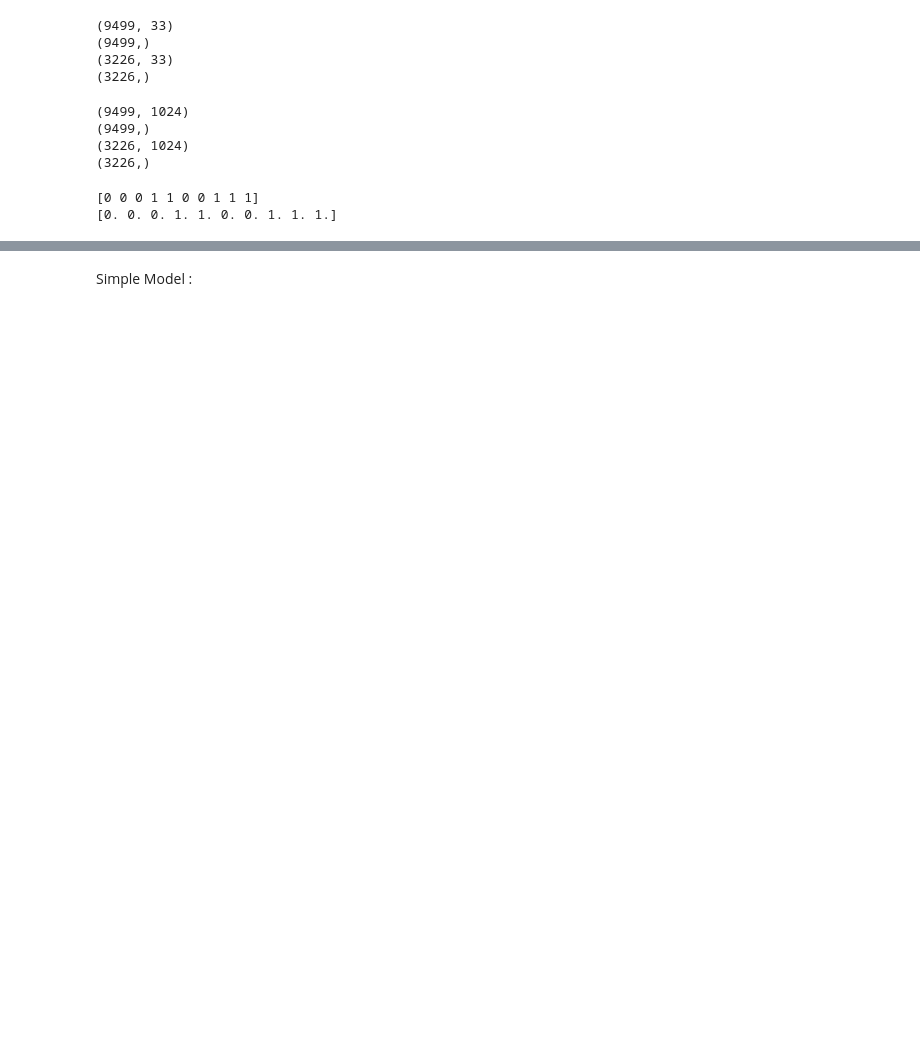
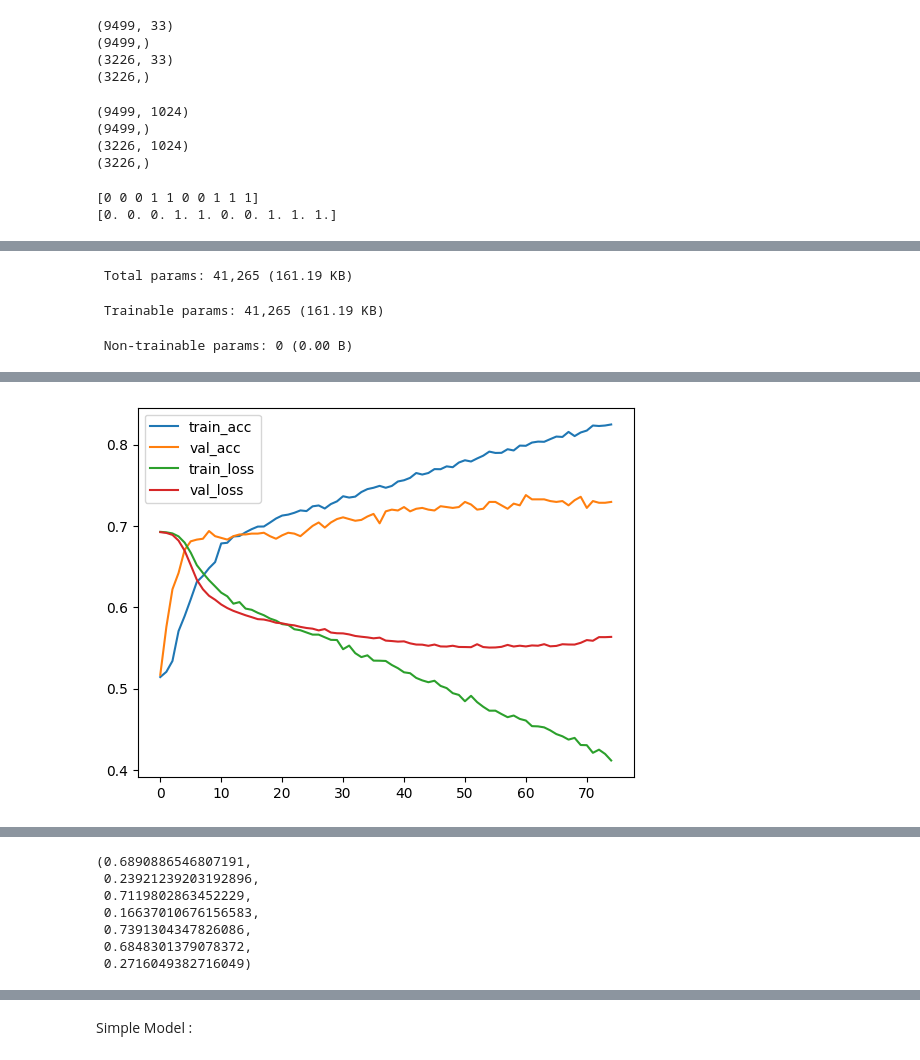
Before and after one commit to Sheldor7701/ResLysEmbed, a Jupyter notebook: Stacking.ipynb, the cells around one changed output, grey strips where cells are left out. Cells and saved outputs as stored; diff of their text form; code cells hidden in the pictures; blank space fills up the shorter version.

```diff
--- a/Stacking.ipynb
+++ b/Stacking.ipynb
@@ -323,0 +382,69 @@ ValueError: Arguments `target` and `output` must have the same rank (ndim). Rece
+# %%
+def inception_module(input_tensor):
+    # Branch 1: Conv1D with kernel size 1
+    branch1 = Conv1D(32, kernel_size=1, activation='relu', padding='same')(input_tensor)
+
+    # Branch 2: Conv1D with kernel size 3
+    branch2 = Conv1D(32, kernel_size=3, activation='relu', padding='same')(input_tensor)
+
+    # Branch 3: Conv1D with kernel size 5
+    branch3 = Conv1D(32, kernel_size=5, activation='relu', padding='same')(input_tensor)
+
+    # Branch 7: MaxPooling + Conv1D with kernel size 1
+    branch7 = MaxPooling1D(pool_size=3, strides=1, padding='same')(input_tensor)
+    branch7 = Conv1D(32, kernel_size=1, activation='relu', padding='same')(branch7)
+
+    # Concatenate all branches
+    output = Concatenate()([branch1, branch2, branch3, branch7])
+    return output
+
+def build_solo_inception_model(input_shape_conv):
+    # Conv1D branch for sequence data
+    conv_input = Input(shape=input_shape_conv)
+
+    # Embedding layer
+    x_conv = Embedding(input_dim=64, output_dim=21, input_length=input_shape_conv[0])(conv_input)
+
+    # Apply Inception module instead of Conv1D
+    x_conv = inception_module(x_conv)
+
+    # MaxPooling and Flatten layers
+    x_conv = MaxPooling1D(pool_size=2)(x_conv)
+    x_conv = Flatten()(x_conv)
+
+    # Dense layer for sequence features
+    x_conv = Dense(16, activation='relu')(x_conv)
+    x_conv = Dropout(0.3)(x_conv)
+
+    # Output layer
+    x = Dense(16, activation='relu')(x_conv)
+    x = Dropout(0.3)(x)
+    output_layer = Dense(1, activation='sigmoid')(x)
+
+    # Build model
+    model = Model(inputs=conv_input, outputs=output_layer)
+
+    # Compile model
+    model.compile(optimizer=Adam(learning_rate=0.0001),
+                  loss=BinaryCrossentropy(),
+                  metrics=['accuracy'])
+
+    return model
+
+# Define the solo Inception model with Conv1D input shape (33,)
+solo_inception_model = build_solo_inception_model((33,))
+solo_inception_model.summary()
+
+# early stopping
+early_stopping = tf.keras.callbacks.EarlyStopping(monitor='val_loss', patience=20, restore_best_weights=True)
+
+# Fit the solo Inception model
+history = solo_inception_model.fit(X_train, y_train, epochs=1000, batch_size=64, verbose=1, callbacks=[early_stopping], validation_data=(X_val, y_val))
+
+# Plot history
+plot(history)
+
+# Evaluate the model
+evaluate_model(solo_inception_model, X_val=X_val, X_val_pt5=None, y_val=y_val)
+evaluate_model(solo_inception_model, X_val=X_test, X_val_pt5=None, y_val=y_test)
+# %% [output]
@@ -323,0 +469,3 @@ ValueError: Arguments `target` and `output` must have the same rank (ndim). Rece
+ Total params: 41,265 (161.19 KB)
+ Trainable params: 41,265 (161.19 KB)
+ Non-trainable params: 0 (0.00 B)
@@ -323,0 +489 @@ ValueError: Arguments `target` and `output` must have the same rank (ndim). Rece
+[figure, added]
@@ -323,0 +506,7 @@ ValueError: Arguments `target` and `output` must have the same rank (ndim). Rece
+(0.6890886546807191,
+ 0.23921239203192896,
+ 0.7119802863452229,
+ 0.16637010676156583,
+ 0.7391304347826086,
+ 0.6848301379078372,
+ 0.2716049382716049)
```
Also changed, not shown: parts of 18 cells of this notebook, 5 other files.
